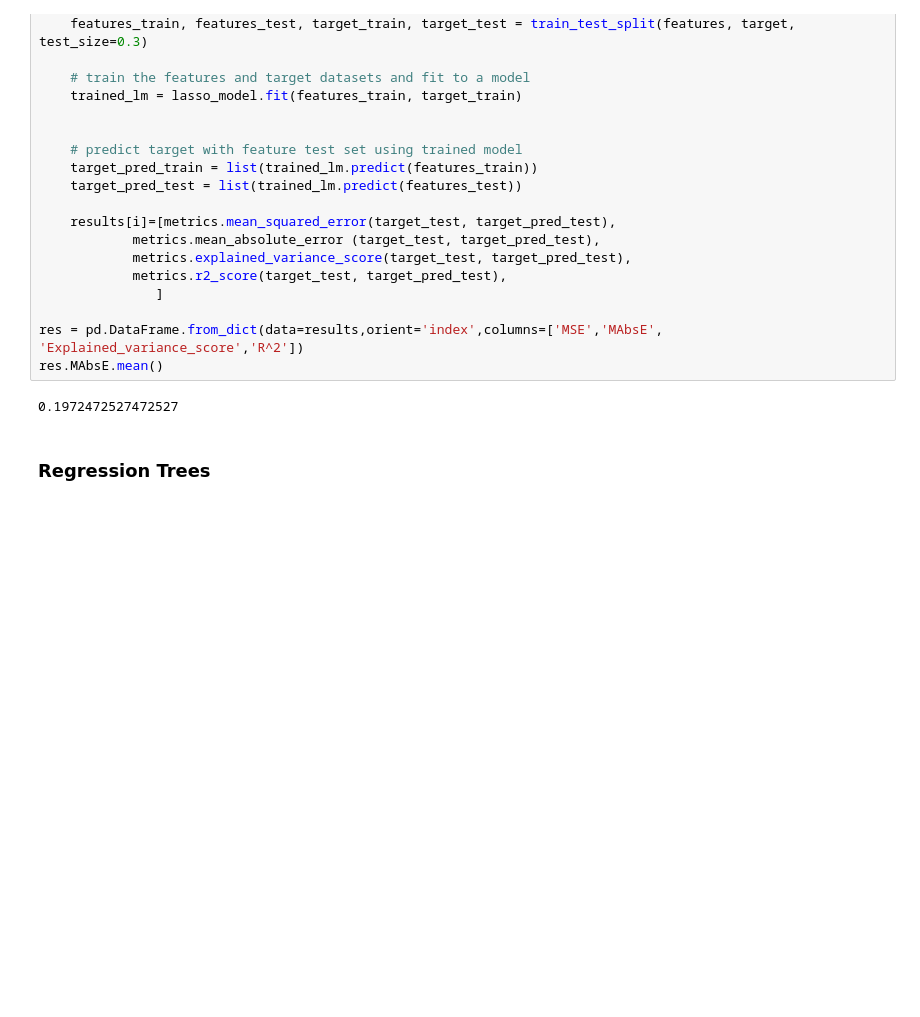
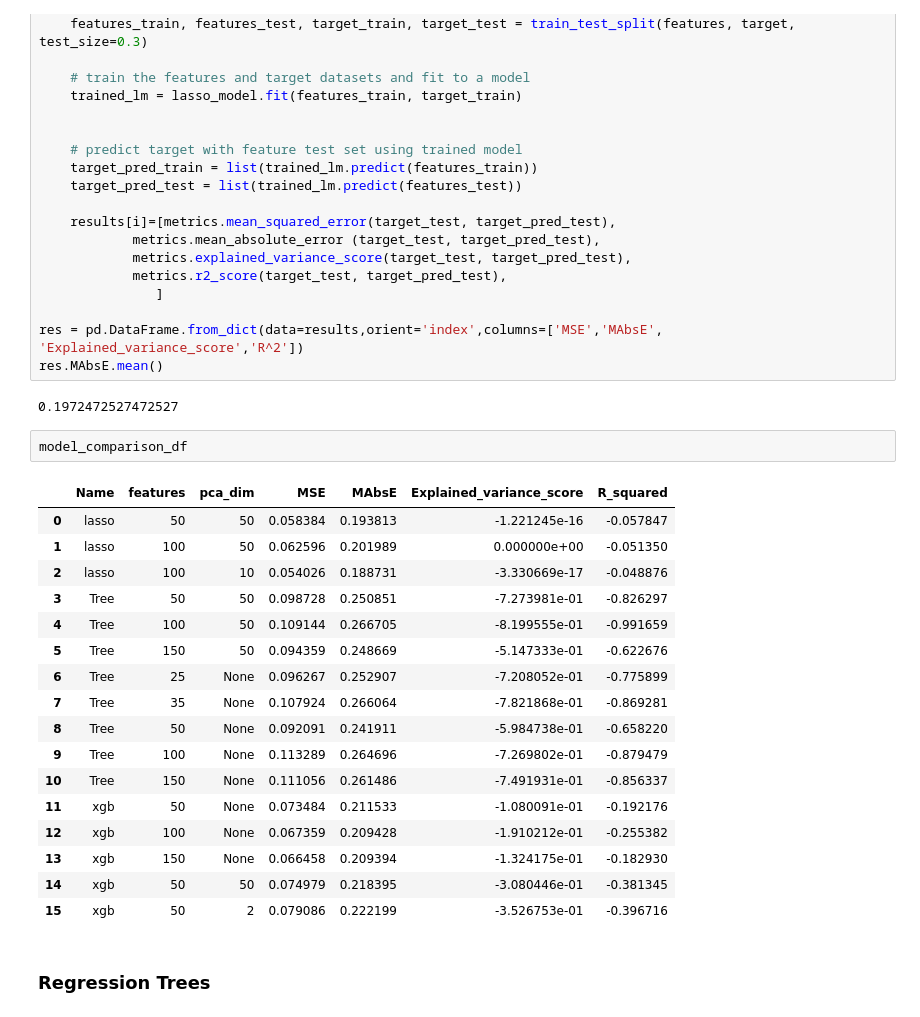
Before and after one commit to ranilovi/SATC_rating_prediction, a Jupyter notebook: text_processing_copy_saturday.ipynb, the cells around one changed output. Saved outputs shown, nothing was run; the diff lists cells and outputs as text; blank space fills up the shorter version.

```diff
--- a/text_processing_copy_saturday.ipynb
+++ b/text_processing_copy_saturday.ipynb
@@ -389,6 +389,26 @@ res = pd.DataFrame.from_dict(data=results,orient='index',columns=['MSE','MAbsE',
 res.MAbsE.mean()
 # %% [output]
 0.1972472527472527
+# %%
+model_comparison_df
+# %% [output]
+|  | Name | features | pca_dim | MSE | MAbsE | Explained_variance_score | R_squared |
+| 0 | lasso | 50 | 50 | 0.058384 | 0.193813 | -1.221245e-16 | -0.057847 |
+| 1 | lasso | 100 | 50 | 0.062596 | 0.201989 | 0.000000e+00 | -0.051350 |
+| 2 | lasso | 100 | 10 | 0.054026 | 0.188731 | -3.330669e-17 | -0.048876 |
+| 3 | Tree | 50 | 50 | 0.098728 | 0.250851 | -7.273981e-01 | -0.826297 |
+| 4 | Tree | 100 | 50 | 0.109144 | 0.266705 | -8.199555e-01 | -0.991659 |
+| 5 | Tree | 150 | 50 | 0.094359 | 0.248669 | -5.147333e-01 | -0.622676 |
+| 6 | Tree | 25 | None | 0.096267 | 0.252907 | -7.208052e-01 | -0.775899 |
+| 7 | Tree | 35 | None | 0.107924 | 0.266064 | -7.821868e-01 | -0.869281 |
+| 8 | Tree | 50 | None | 0.092091 | 0.241911 | -5.984738e-01 | -0.658220 |
+| 9 | Tree | 100 | None | 0.113289 | 0.264696 | -7.269802e-01 | -0.879479 |
+| 10 | Tree | 150 | None | 0.111056 | 0.261486 | -7.491931e-01 | -0.856337 |
+| 11 | xgb | 50 | None | 0.073484 | 0.211533 | -1.080091e-01 | -0.192176 |
+| 12 | xgb | 100 | None | 0.067359 | 0.209428 | -1.910212e-01 | -0.255382 |
+| 13 | xgb | 150 | None | 0.066458 | 0.209394 | -1.324175e-01 | -0.182930 |
+| 14 | xgb | 50 | 50 | 0.074979 | 0.218395 | -3.080446e-01 | -0.381345 |
+| 15 | xgb | 50 | 2 | 0.079086 | 0.222199 | -3.526753e-01 | -0.396716 |
 # %% [markdown]
 ### Regression Trees
 # %%
```
Also changed, not shown: parts of 4 cells of this notebook.
